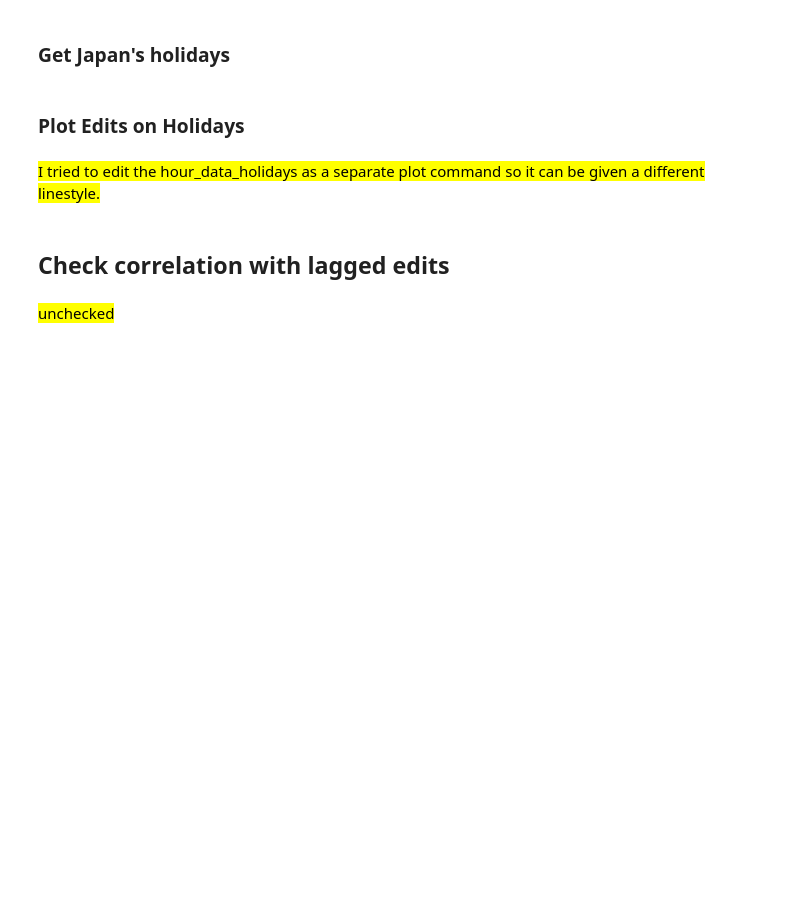
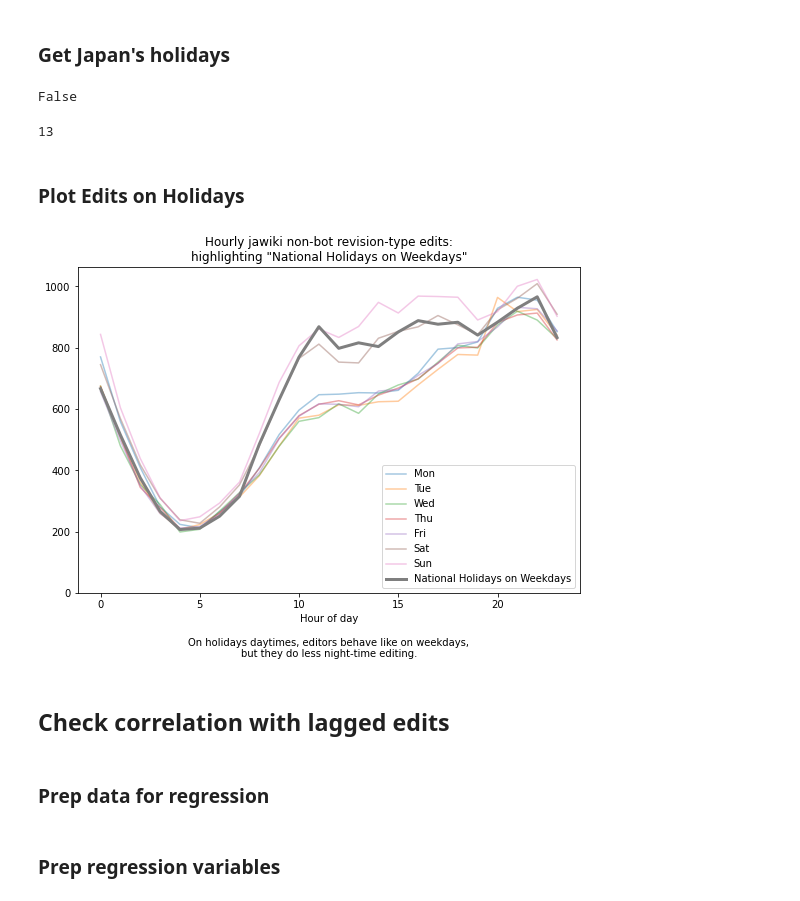
Before and after one commit to bhrdj/predwikt, a Jupyter notebook: notebooks/1.03-sfb-jawiki-and-time-dependency.ipynb, the cells around one changed output. Drawn from its saved outputs; the diff is of its cells as text; code cells hidden in the pictures; blank space fills up the shorter version.

```diff
--- a/notebooks/1.03-sfb-jawiki-and-time-dependency.ipynb
+++ b/notebooks/1.03-sfb-jawiki-and-time-dependency.ipynb
@@ -125,15 +136,22 @@ plt.show()
 # %% [markdown]
 ### Get Japan's holidays
 # %%
-holidays = pd.read_csv(
+# all_holidays includes observed-holidays, weekend holidays, and weekday holidays
+all_holidays = pd.read_csv(
     home_path + '/git/predwikt/data/external/Japan_holidays.tsv',
     delimiter='\t', usecols = ['Date', 'Name', 'Type'])
-holidays['Date'] = (
-    holidays.Date
+all_holidays['Date'] = (
+    all_holidays.Date
     .apply(lambda x: pd.to_datetime(x, format='%d %b'))
     .apply(lambda x: x.replace(year = 2021))
 )
-holidays['Weekday'] = holidays.Date.dt.weekday.map(weekdays_dict)
-holidays['Date'] = holidays.Date.dt.date
-holidays = holidays.rename(columns={'Name':'holiday_name'})
+all_holidays['Weekday'] = all_holidays.Date.dt.weekday.map(weekdays_dict)
+# %%
+# Select only weekday-holidays
+holidays = all_holidays[all_holidays.Type == 'National holiday']
+holidays = holidays[['Date', 'Name', 'Type']]
+holidays = holidays.rename(columns={'Name':'holiday_name'})
+# Remove time portion of datatype
+holidays['index'] = holidays.Date.dt.date
+holidays = holidays.set_index('index', drop=True)
 # %%
@@ -140,13 +159,24 @@ holidays = holidays.rename(columns={'Name':'holiday_name'})
 df['Date'] = df.t_ja.dt.date
 # %%
-df = df.join(holidays.loc[holidays.Type == 'National holiday']
-        .loc[:, ['Date','holiday_name']]
-        .set_index('Date'),
-        on='Date')
+# Merge holidays into full time series
+df = df.merge(
+    holidays.loc[:, 'holiday_name'],
+    how='left', left_on='Date', right_index=True)
+# Get holiday dummy variable
 df['holiday'] = df.holiday_name.notnull()
+# %%
+# Check if there are any nulls in dataset (other than the columns that use nulls on purpose)
+df[df.columns.difference(['holiday_name', 'event_user_is_bot_by_historical'])].isnull().any().any()
+# %% [output]
+False
 # %%
+# Count the holidays in the dataset
 num_holidays = df[['Date', 'holiday']].loc[df.holiday == True].drop_duplicates().count()[0]
+num_holidays
+# %% [output]
+13
 # %%
+# Get hourly edit-counts averaged over holidays only
 hour_data_holidays = (
     df.loc[df.holiday]
     .groupby('hour')
@@ -154,26 +184,28 @@ hour_data_holidays = (
     .loc[:,'holiday']
     .sort_index()
     .divide(num_holidays)
+    .rename('National Holidays on Weekdays')
 )
-# hour_data = hour_data.join(hour_data_holidays)
 # %% [markdown]
 ### Plot Edits on Holidays
-# %% [markdown]
-<mark>I tried to edit the hour_data_holidays as a separate plot command so it can be given a different linestyle.</mark>
 # %%
-fig = plt.figure()
+fig = plt.figure(figsize=(9,6))
 ax = fig.gca()
-hour_data.plot(ax=ax)
-hour_data_holidays.plot(ax=ax)  # new untested edit
-ax.set_title('Hourly jawiki non-bot revision-type edits, by weekday or holiday')
+hour_data.plot(ax=ax, alpha=.4)
+hour_data_holidays.plot(ax=ax, linewidth=3)  # new untested edit
+ax.set_title('Hourly jawiki non-bot revision-type edits:\n'
+             'highlighting "National Holidays on Weekdays"')
 ax.set_xlabel('Hour of day\n'
               '\n'
-              'Consistently low traffic from 2am-6am suggests\n'
-              'that jawiki editors are mostly located in Japan.')
+              'On holidays daytimes, editors behave like on weekdays,\n'
+              'but they do less night-time editing.')
 ax.set_label('Average hourly edit count')
 ax.set_ylim(0,)
+ax.legend()
 plt.show()
+# %% [output]
+[figure, added]
 # %% [markdown]
 ## Check correlation with lagged edits
-# %% [markdown]
-<mark>unchecked</mark>
+# %% [markdown]
+### Prep data for regression
@@ -181,0 +231,2 @@ day_data['ymd_lag'] =
+# %% [markdown]
+### Prep regression variables
```
Also changed, not shown: parts of 22 cells of this notebook, 2 other files.
